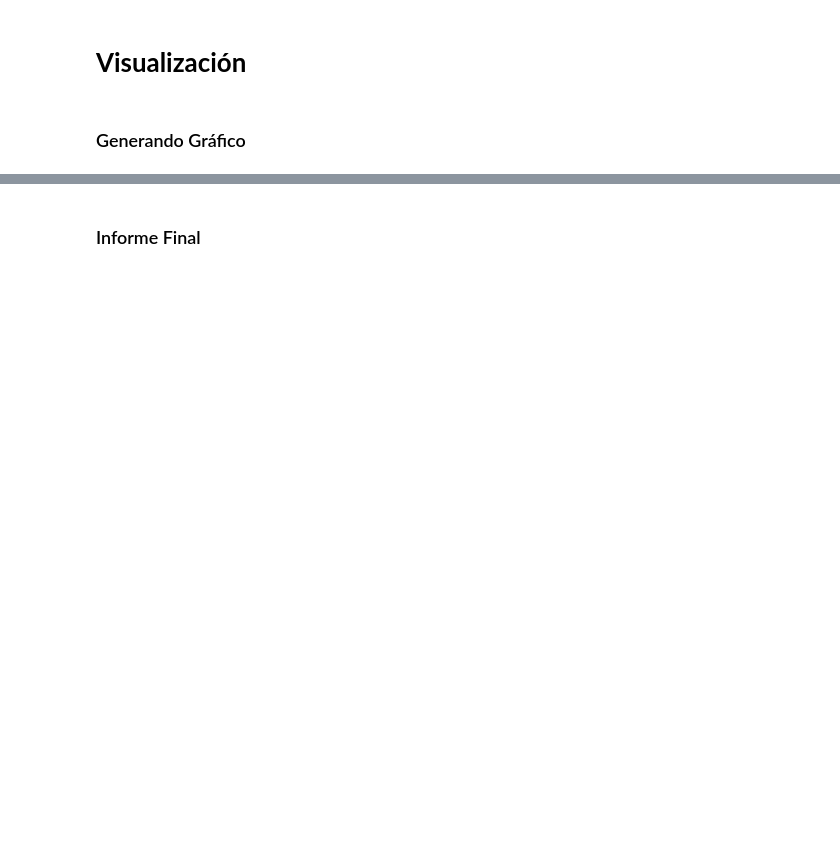
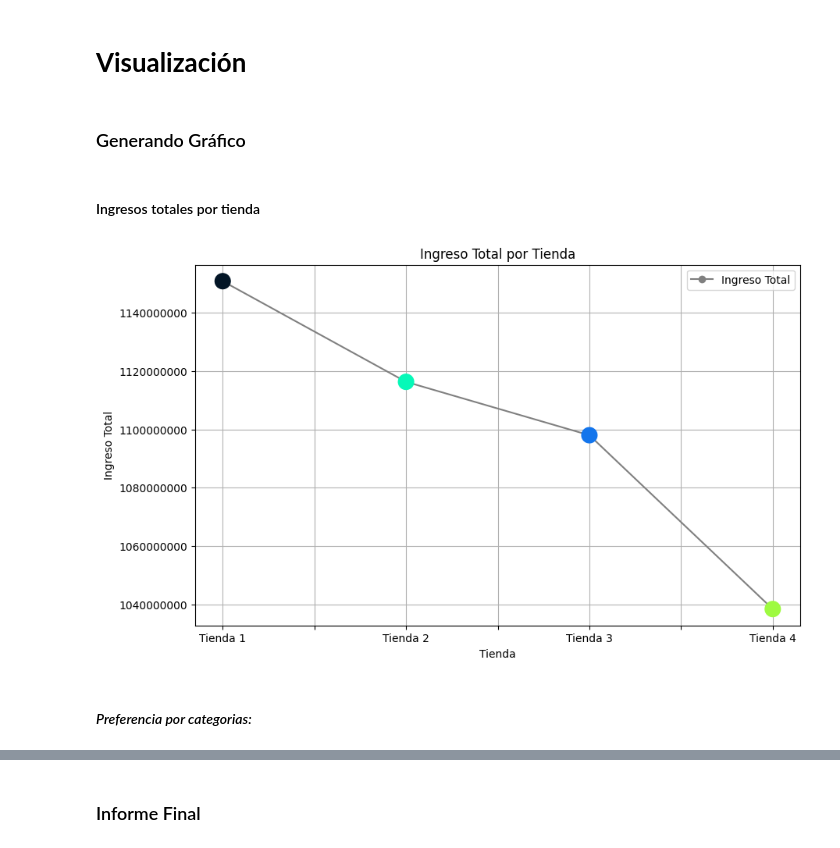
Before and after one commit to tlaxcalajuan/alura-store-challenge-jcts, a Jupyter notebook: AluraStoreLatam.ipynb, the cells around one changed output, grey strips where cells are left out. Drawn from its saved outputs; the diff is of its cells as text; code cells hidden in the pictures; blank space fills up the shorter version.

Commit message:
feat: add visual analysis and final recommendation report

```diff
--- a/AluraStoreLatam.ipynb
+++ b/AluraStoreLatam.ipynb
@@ -202,3 +212,36 @@ df_analisis_final
 # **Visualización**
 # %% [markdown]
 ### Generando Gráfico
+# %%
+import matplotlib.pyplot as plt
+colors_by_shop = ['#021526', '#06F9B8', '#1375EC', '#9EFA41']
+# %% [markdown]
+#### Ingresos totales por tienda
+# %%
+line_plot = ingreso_total.plot(
+    x='Tienda',
+    y='Ingreso Total',
+    kind='line',
+    color='gray',
+    marker='o',
+    figsize=(10,6),
+    grid=True,
+)
+
+line_plot.scatter(
+    ingreso_total['Tienda'],
+    ingreso_total['Ingreso Total'],
+    color=colors_by_shop,
+    s=200,
+    zorder=2
+)
+
+plt.title("Ingreso Total por Tienda")
+plt.ylabel("Ingreso Total")
+plt.ticklabel_format(style='plain', axis='y')
+
+plt.show()
+# %% [output]
+[figure, added]
+# %% [markdown]
+#### _Preferencia por categorias:_
```
Also changed, not shown: parts of 12 cells of this notebook.
